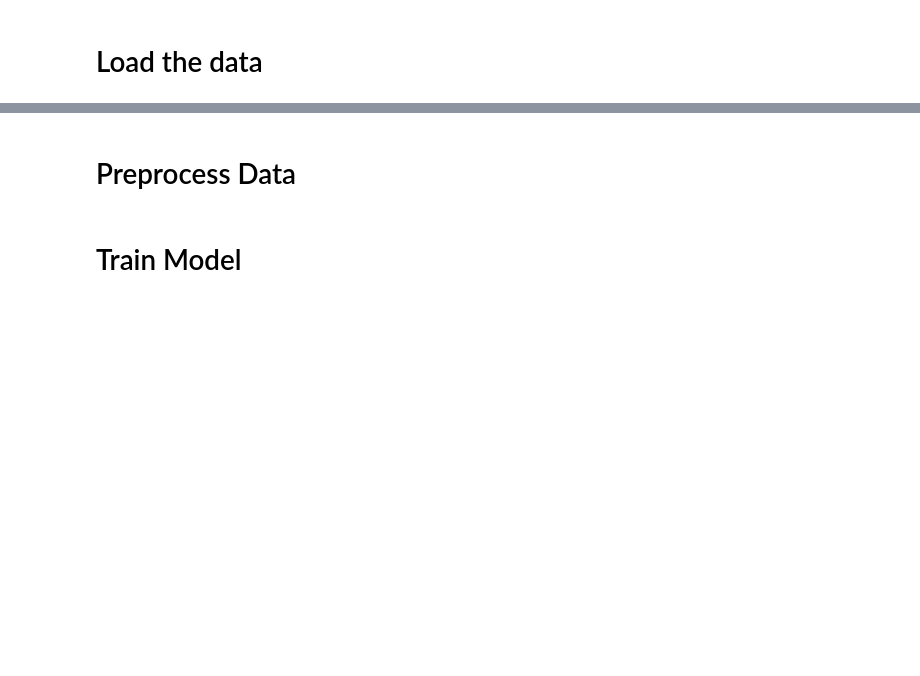
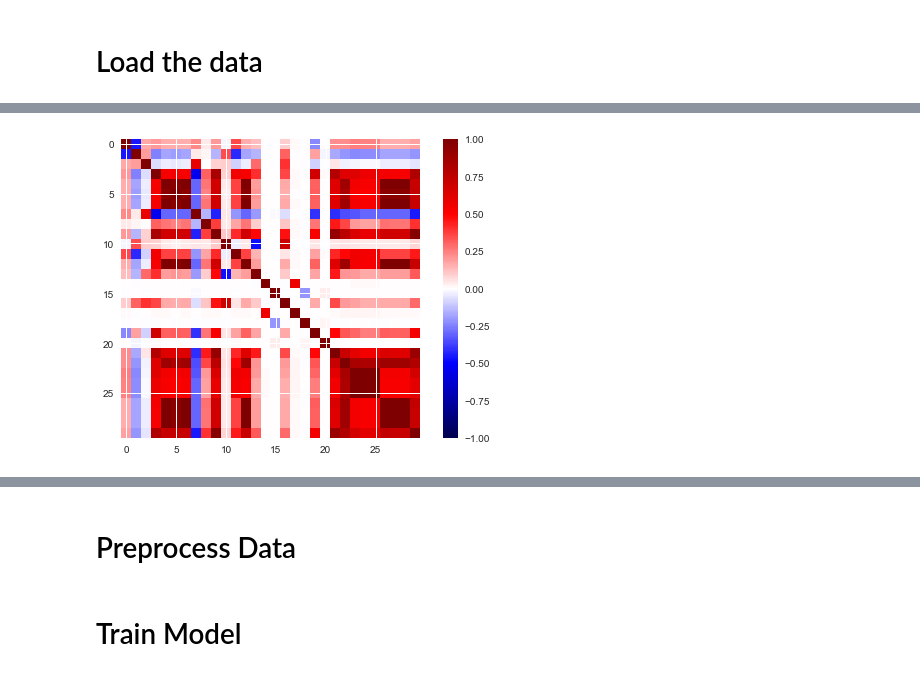
Before and after one commit to doggydigit/HiggsBosonDetection, a Jupyter notebook: workspace/pipeline.ipynb, the cells around one changed output, grey strips where cells are left out. Drawn from its saved outputs; the diff is of its cells as text; code cells hidden in the pictures; blank space fills up the shorter version.

Commit message:
Added correlation matrix of attributes

```diff
--- a/workspace/pipeline.ipynb
+++ b/workspace/pipeline.ipynb
@@ -37,0 +43,8 @@ print(traindata[0][:])
+# %%
+correlation = np.corrcoef(traindata, rowvar= False)
+# %%
+plt.imshow(correlation, cmap='seismic', interpolation='nearest', vmax=1, vmin = -1)
+plt.colorbar()
+plt.show()
+# %% [output]
+[figure, added]
```
Also changed, not shown: parts of 6 cells of this notebook.
